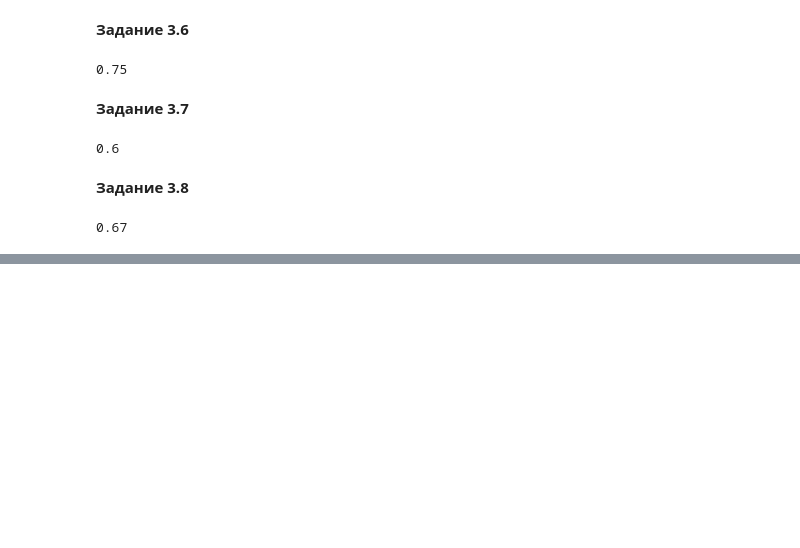
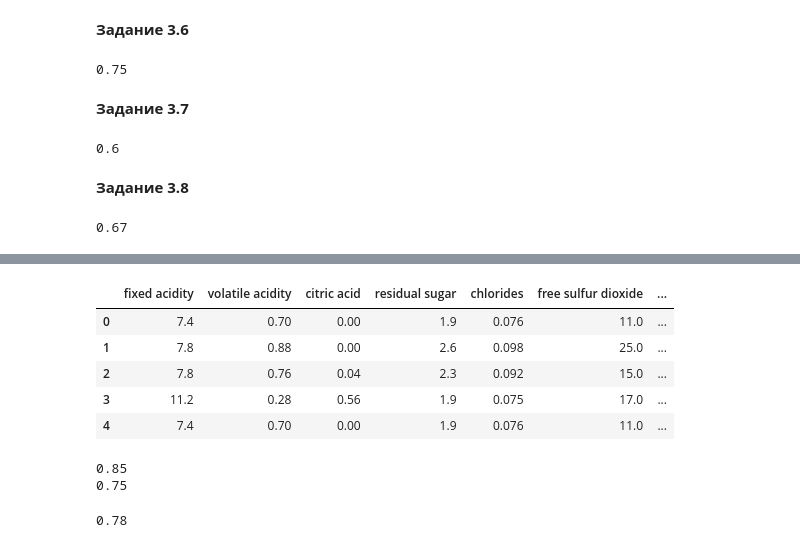
Before and after one commit to Nitys70/LESSONS_FILES, a Jupyter notebook: ML-3/ml_3_theory.ipynb, the cells around one changed output, grey strips where cells are left out. Cells and saved outputs as stored; diff of their text form; code cells hidden in the pictures; blank space fills up the shorter version.

```diff
--- a/ML-3/ml_3_theory.ipynb
+++ b/ML-3/ml_3_theory.ipynb
@@ -116,0 +159,11 @@ print(round(metrics.f1_score(y_true, y_pred), 2))
+# %%
+wine_data = pd.read_csv('data/winequality-red.csv', sep=';')
+
+wine_data.head()
+# %% [output]
+|  | fixed acidity | volatile acidity | citric acid | residual sugar | chlorides | free sulfur dioxide | ... |
+| 0 | 7.4 | 0.70 | 0.00 | 1.9 | 0.076 | 11.0 | ... |
+| 1 | 7.8 | 0.88 | 0.00 | 2.6 | 0.098 | 25.0 | ... |
+| 2 | 7.8 | 0.76 | 0.04 | 2.3 | 0.092 | 15.0 | ... |
+| 3 | 11.2 | 0.28 | 0.56 | 1.9 | 0.075 | 17.0 | ... |
+| 4 | 7.4 | 0.70 | 0.00 | 1.9 | 0.076 | 11.0 | ... |
@@ -116,0 +178,63 @@ print(round(metrics.f1_score(y_true, y_pred), 2))
+# %%
+from sklearn.model_selection import train_test_split
+from sklearn import ensemble
+from sklearn import metrics
+import pandas as pd
+
+wine_data = pd.read_csv('data/winequality-red.csv', sep=';')
+wine_data['quality'] = wine_data['quality'].apply(lambda x: 1 if x>=6 else 0)
+wine_data.head()
+
+X = wine_data.drop('quality', axis=1)
+y = wine_data['quality']
+
+
+X_train, X_test, y_train, y_test = train_test_split(X, y, test_size=0.2, random_state=42)
+
+rf_clf_wine = ensemble.RandomForestClassifier(
+    n_estimators=500,
+    criterion='gini',
+    max_depth=8,
+    min_samples_leaf=10,
+    max_features='sqrt',
+    random_state=42
+    )
+
+rf_clf_wine.fit(X_train, y_train)
+
+y_pred_train_rf = rf_clf_wine.predict(X_train)
+
+y_pred_test_rf = rf_clf_wine.predict(X_test)
+
+print( round(metrics.accuracy_score(y_pred_train_rf, y_train), 2))
+
+print(round(metrics.accuracy_score(y_pred_test_rf, y_test), 2))
+# %% [output]
+0.85
+0.75
+# %%
+diabetes_data = pd.read_csv('data/diabetes_cleaned.csv')
+
+X = diabetes_data.drop('Outcome', axis=1)
+y = diabetes_data['Outcome']
+
+rf_clf_diabetes = ensemble.RandomForestClassifier(
+    n_estimators=500,
+    criterion='entropy',
+    max_depth=15,
+    min_samples_leaf=10,
+    max_features='sqrt',
+    random_state=42
+    )
+
+rf_clf_diabetes.fit(X, y)
+
+y_pred_diab = rf_clf_diabetes.predict(X)
+
+# y_pred_test_rf = rf_clf_wine.predict(X_test)
+
+print( round(metrics.f1_score(y_pred_diab, y), 2))
+
+# print(round(metrics.accuracy_score(y_pred_test_rf, y_test), 2))
+# %% [output]
+0.78
```
Also changed, not shown: parts of 7 cells of this notebook, 31 other files.
